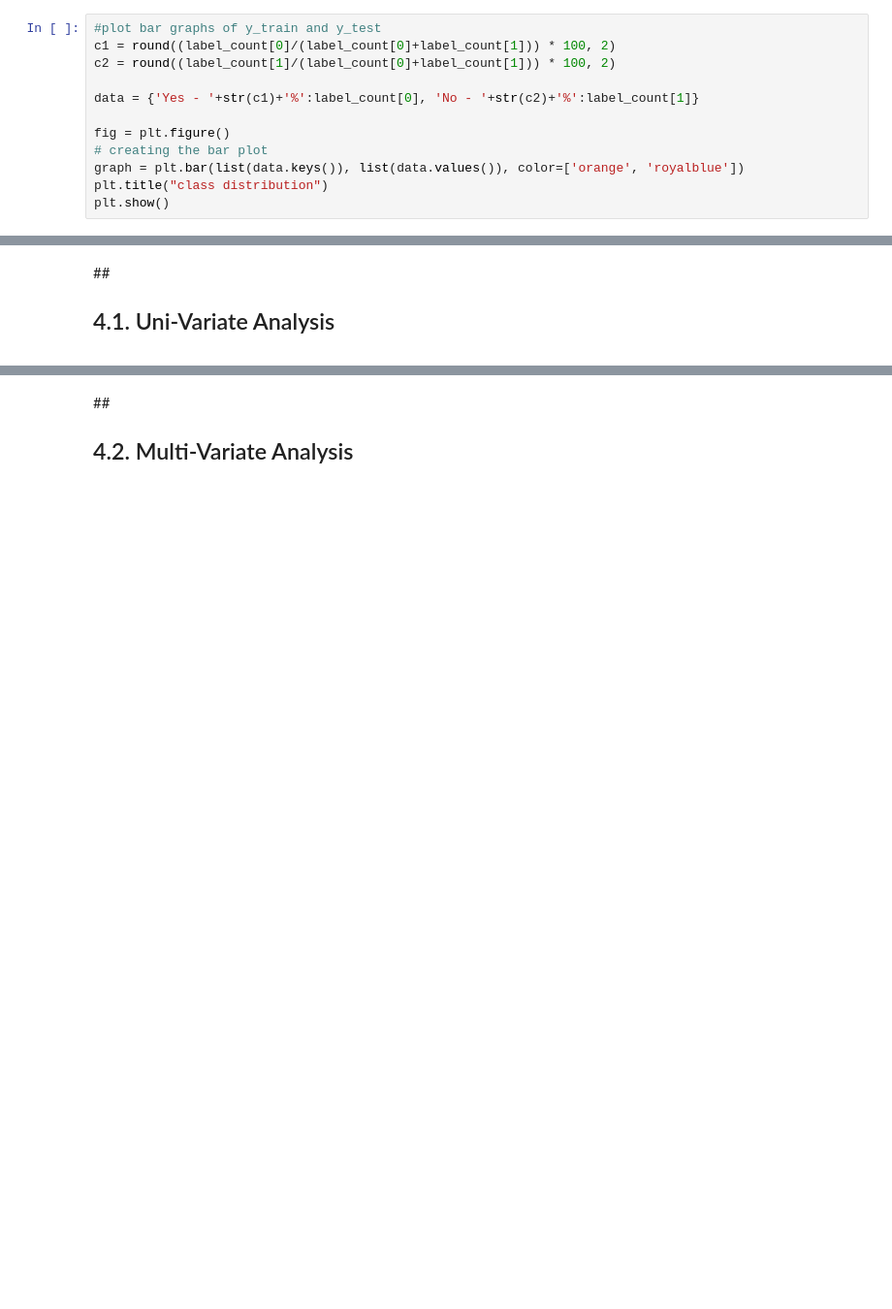
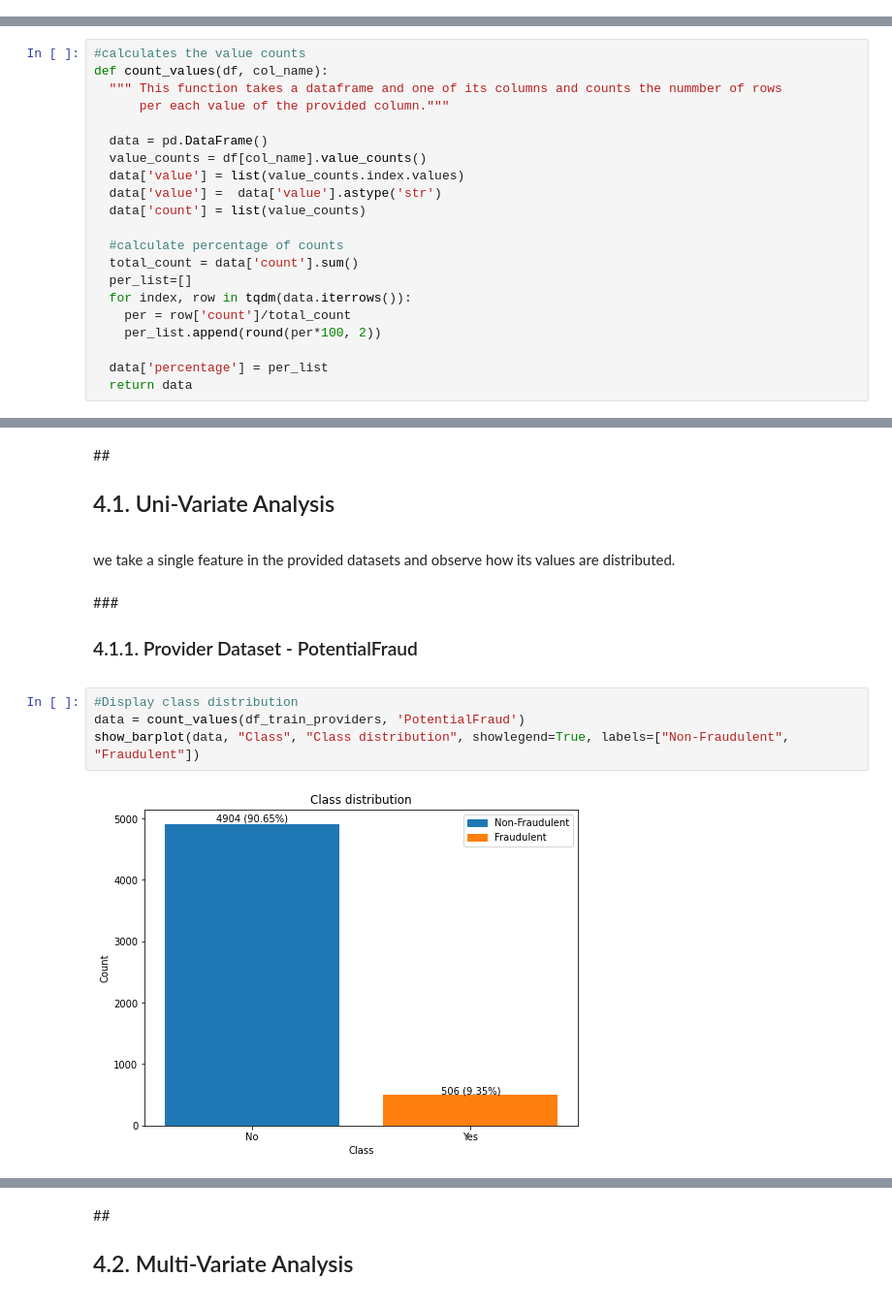
Before and after one commit to NaveenVuppula/Healthcare-Provider-Fraud-Detection-Analysis, a Jupyter notebook: Healthcare_Provider_Fraud_Detection_Analysis.ipynb, the cells around one changed output, grey strips where cells are left out. Shown at 97% size. Saved outputs shown, nothing was run; the diff lists cells and outputs as text; blank space fills up the shorter version.

```diff
--- a/Healthcare_Provider_Fraud_Detection_Analysis.ipynb
+++ b/Healthcare_Provider_Fraud_Detection_Analysis.ipynb
@@ -127,12 +125,0 @@ Name: PotentialFraud, dtype: int64
-# %%
-#plot bar graphs of y_train and y_test
-c1 = round((label_count[0]/(label_count[0]+label_count[1])) * 100, 2)
-c2 = round((label_count[1]/(label_count[0]+label_count[1])) * 100, 2)
-
-data = {'Yes - '+str(c1)+'%':label_count[0], 'No - '+str(c2)+'%':label_count[1]}
-
-fig = plt.figure()
-# creating the bar plot
-graph = plt.bar(list(data.keys()), list(data.values()), color=['orange', 'royalblue'])
-plt.title("class distribution")
-plt.show()
@@ -181,3 +166,24 @@ Index(['BeneID', 'ClaimID', 'ClaimStartDt', 'ClaimEndDt', 'Provider',
       dtype='object')
 # %% [markdown]
 #<h1>4. EDA (Exploratory Data Analysis)
+# %%
+#calculates the value counts
+def count_values(df, col_name):
+  """ This function takes a dataframe and one of its columns and counts the nummber of rows
+      per each value of the provided column."""
+
+  data = pd.DataFrame()
+  value_counts = df[col_name].value_counts()
+  data['value'] = list(value_counts.index.values)
+  data['value'] =  data['value'].astype('str')
+  data['count'] = list(value_counts)
+
+  #calculate percentage of counts
+  total_count = data['count'].sum()
+  per_list=[]
+  for index, row in tqdm(data.iterrows()):
+    per = row['count']/total_count
+    per_list.append(round(per*100, 2))
+
+  data['percentage'] = per_list
+  return data
@@ -184,2 +243,12 @@ Index(['BeneID', 'ClaimID', 'ClaimStartDt', 'ClaimEndDt', 'Provider',
 # %% [markdown]
 ##<h2>4.1. Uni-Variate Analysis
+# %% [markdown]
+we take a single feature in the provided datasets and observe how its values are distributed.
+# %% [markdown]
+###<h3> 4.1.1. Provider Dataset - PotentialFraud
+# %%
+#Display class distribution
+data = count_values(df_train_providers, 'PotentialFraud')
+show_barplot(data, "Class", "Class distribution", showlegend=True, labels=["Non-Fraudulent", "Fraudulent"])
+# %% [output]
+[figure, added]
```
Also changed, not shown: parts of 28 cells of this notebook.
